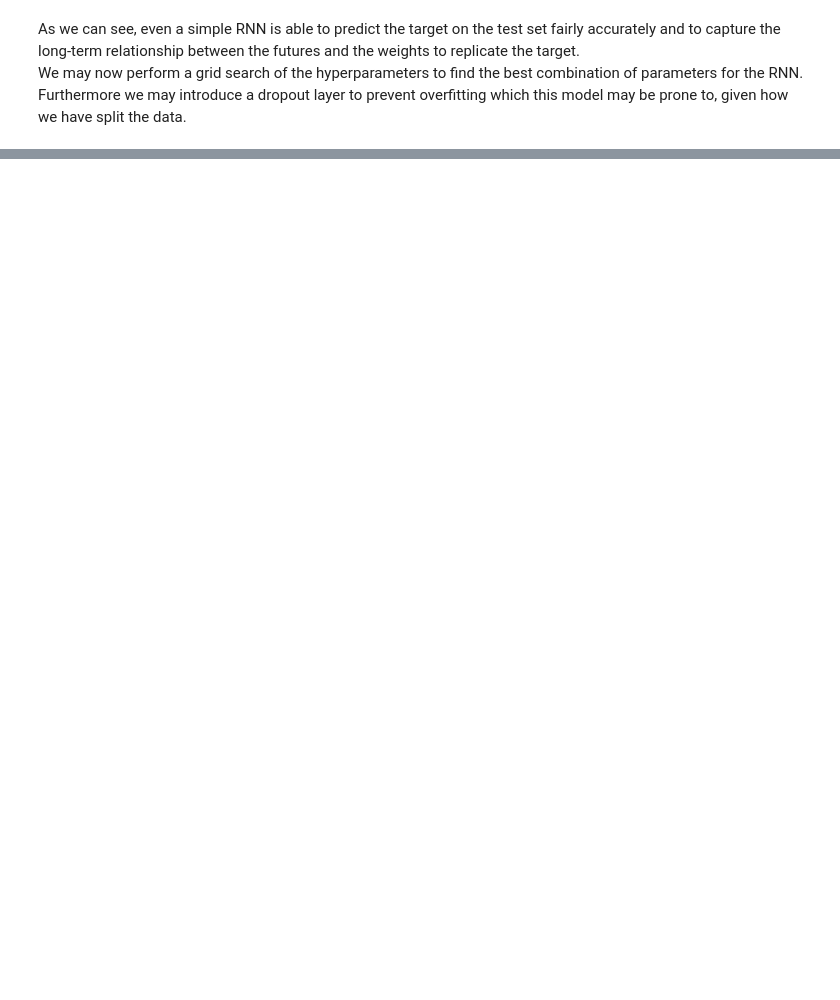
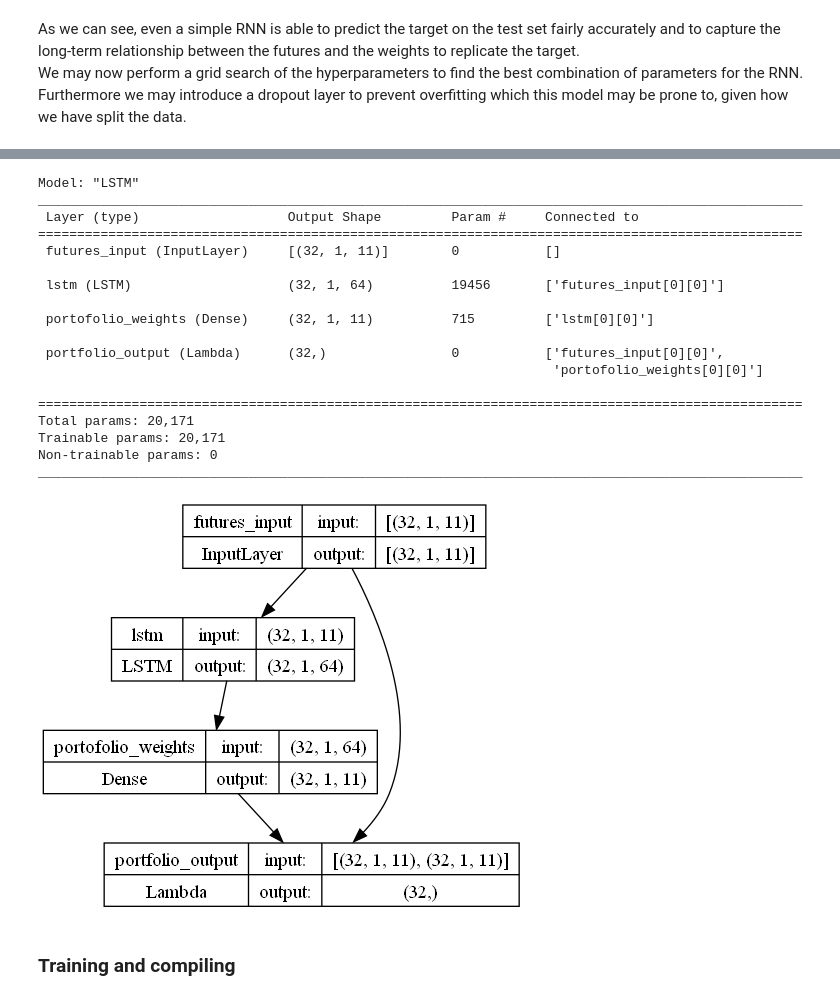
Before and after one commit to jstringara/Fintech, a Jupyter notebook: FinalProject/neuralReplication.ipynb, the cells around one changed output, grey strips where cells are left out. Saved outputs shown, nothing was run; the diff lists cells and outputs as text; code cells hidden in the pictures; blank space fills up the shorter version.

Commit message:
First LSTM implementation

```diff
--- a/FinalProject/neuralReplication.ipynb
+++ b/FinalProject/neuralReplication.ipynb
@@ -409,0 +486,45 @@ model may be prone to, given how we have split the data.
+# %%
+LSTM_units = 64
+
+# create the LSTM layers
+input_layer = Input(batch_input_shape=(batch_size, num_timesteps, num_features),
+    name='futures_input')
+lstm_layer = LSTM(units=LSTM_units, stateful=True,
+    input_shape=(batch_size, num_features, num_timesteps),
+    return_sequences=True, activation='relu')(input_layer)
+weights_layer = Dense(units=num_features, activation='linear',
+    name='portofolio_weights')(lstm_layer)
+# perform the dot product between the weights and the reshape output to be 2D
+output_layer =  Lambda(
+    lambda x: K.reshape(K.batch_dot(x[0], x[1], axes=2), (-1,)),
+    name='portfolio_output'
+    )([input_layer, weights_layer])
+
+# create the model
+model = Model(inputs=input_layer, outputs=output_layer, name='LSTM')
+
+model.summary()
+plot_model(model, to_file='LSTM.png', show_shapes=True,
+    show_layer_names=True)
+# %% [output]
+Model: "LSTM"
+__________________________________________________________________________________________________
+ Layer (type)                   Output Shape         Param #     Connected to
+==================================================================================================
+ futures_input (InputLayer)     [(32, 1, 11)]        0           []
+
+ lstm (LSTM)                    (32, 1, 64)          19456       ['futures_input[0][0]']
+
+ portofolio_weights (Dense)     (32, 1, 11)          715         ['lstm[0][0]']
+
+ portfolio_output (Lambda)      (32,)                0           ['futures_input[0][0]',
+                                                                  'portofolio_weights[0][0]']
+
+==================================================================================================
+Total params: 20,171
+Trainable params: 20,171
+Non-trainable params: 0
+__________________________________________________________________________________________________
+[figure, added]
+# %% [markdown]
+### Training and compiling
```
Also changed, not shown: parts of 25 cells of this notebook, 1 other file.
